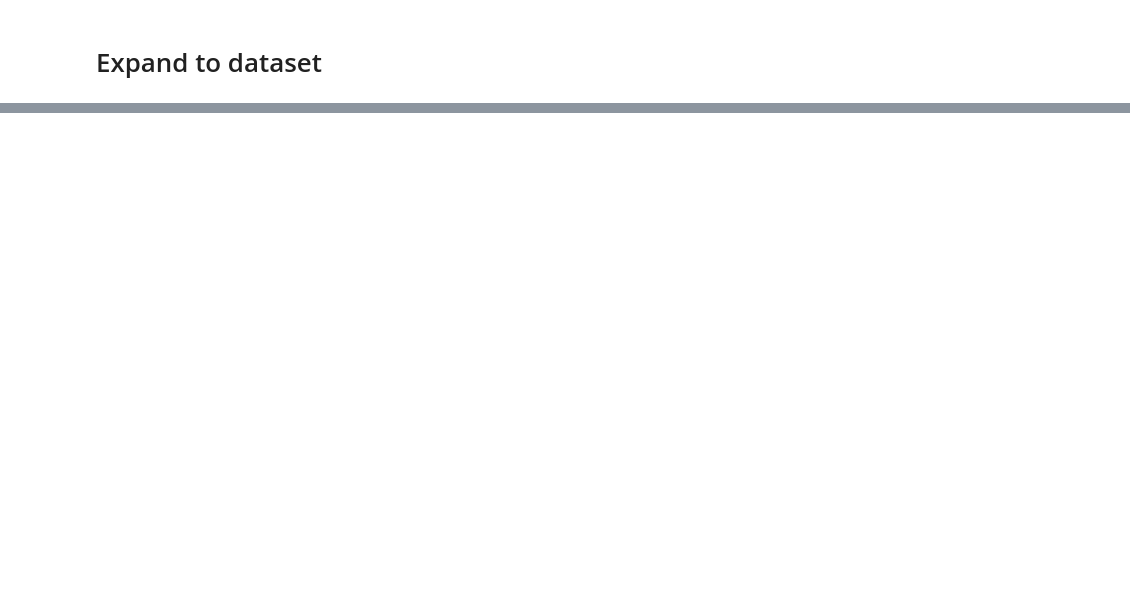
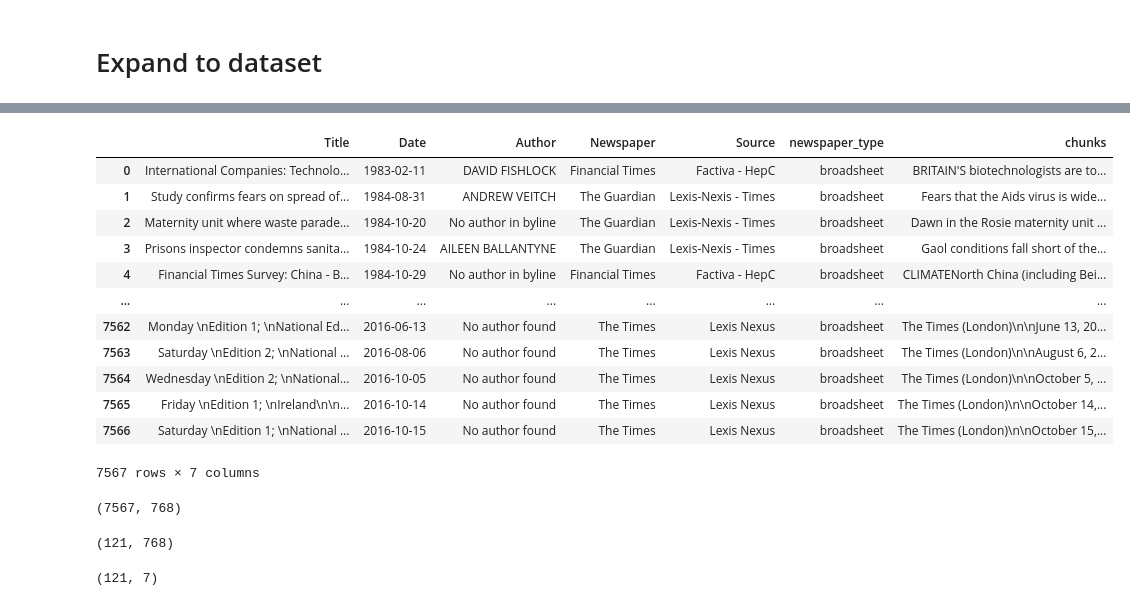
Before and after one commit to pnadelofficial/time-bounded-search, a Jupyter notebook: testing.ipynb, the cells around one changed output, grey strips where cells are left out. Drawn from its saved outputs; the diff is of its cells as text; code cells hidden in the pictures; blank space fills up the shorter version.

```diff
--- a/testing.ipynb
+++ b/testing.ipynb
@@ -419 +424,17 @@ Rating: 5.0
 ----------------------------------------
+# %%
+df
+# %% [output]
+|  | Title | Date | Author | Newspaper | Source | newspaper_type | chunks |
+| 0 | International Companies: Technolo... | 1983-02-11 | DAVID FISHLOCK | Financial Times | Factiva - HepC | broadsheet | BRITAIN'S biotechnologists are to... |
+| 1 | Study confirms fears on spread of... | 1984-08-31 | ANDREW VEITCH | The Guardian | Lexis-Nexis - Times | broadsheet | Fears that the Aids virus is wide... |
+| 2 | Maternity unit where waste parade... | 1984-10-20 | No author in byline | The Guardian | Lexis-Nexis - Times | broadsheet | Dawn in the Rosie maternity unit ... |
+| 3 | Prisons inspector condemns sanita... | 1984-10-24 | AILEEN BALLANTYNE | The Guardian | Lexis-Nexis - Times | broadsheet | Gaol conditions fall short of the... |
+| 4 | Financial Times Survey: China - B... | 1984-10-29 | No author in byline | Financial Times | Factiva - HepC | broadsheet | CLIMATENorth China (including Bei... |
+| ... | ... | ... | ... | ... | ... | ... | ... |
+| 7562 | Monday \nEdition 1; \nNational Ed... | 2016-06-13 | No author found | The Times | Lexis Nexus | broadsheet | The Times (London)\n\nJune 13, 20... |
+| 7563 | Saturday \nEdition 2; \nNational ... | 2016-08-06 | No author found | The Times | Lexis Nexus | broadsheet | The Times (London)\n\nAugust 6, 2... |
+| 7564 | Wednesday \nEdition 2; \nNational... | 2016-10-05 | No author found | The Times | Lexis Nexus | broadsheet | The Times (London)\n\nOctober 5, ... |
+| 7565 | Friday \nEdition 1; \nIreland\n\n... | 2016-10-14 | No author found | The Times | Lexis Nexus | broadsheet | The Times (London)\n\nOctober 14,... |
+| 7566 | Saturday \nEdition 1; \nNational ... | 2016-10-15 | No author found | The Times | Lexis Nexus | broadsheet | The Times (London)\n\nOctober 15,... |
+7567 rows × 7 columns
@@ -419,0 +446,12 @@ Rating: 5.0
+# %%
+doc_embeddings.shape
+# %% [output]
+(7567, 768)
+# %%
+doc_embeddings[zone_of_interest.index].shape
+# %% [output]
+(121, 768)
+# %%
+zone_of_interest.shape
+# %% [output]
+(121, 7)
```
Also changed, not shown: parts of 24 cells of this notebook, 11 other files.
